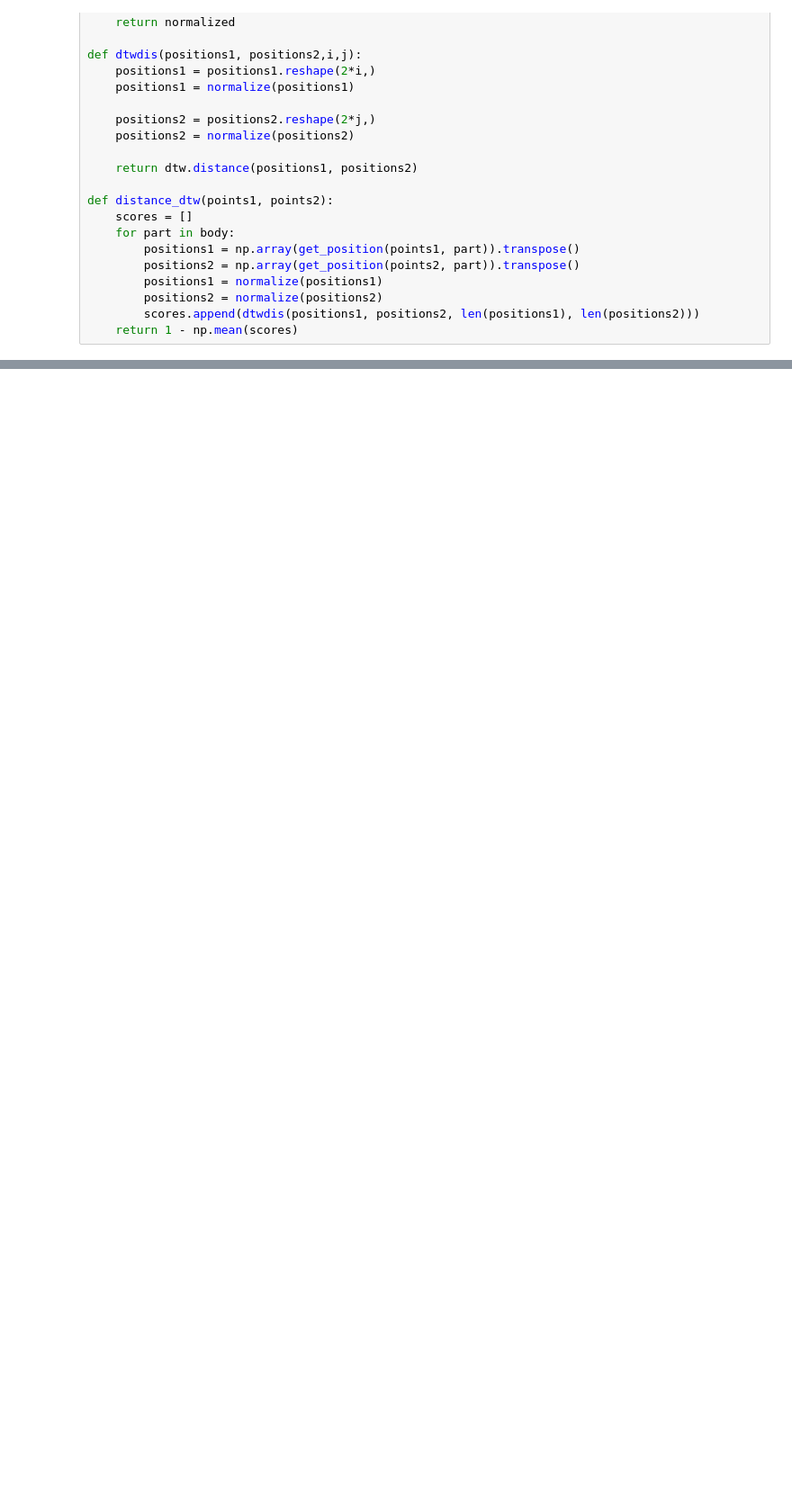
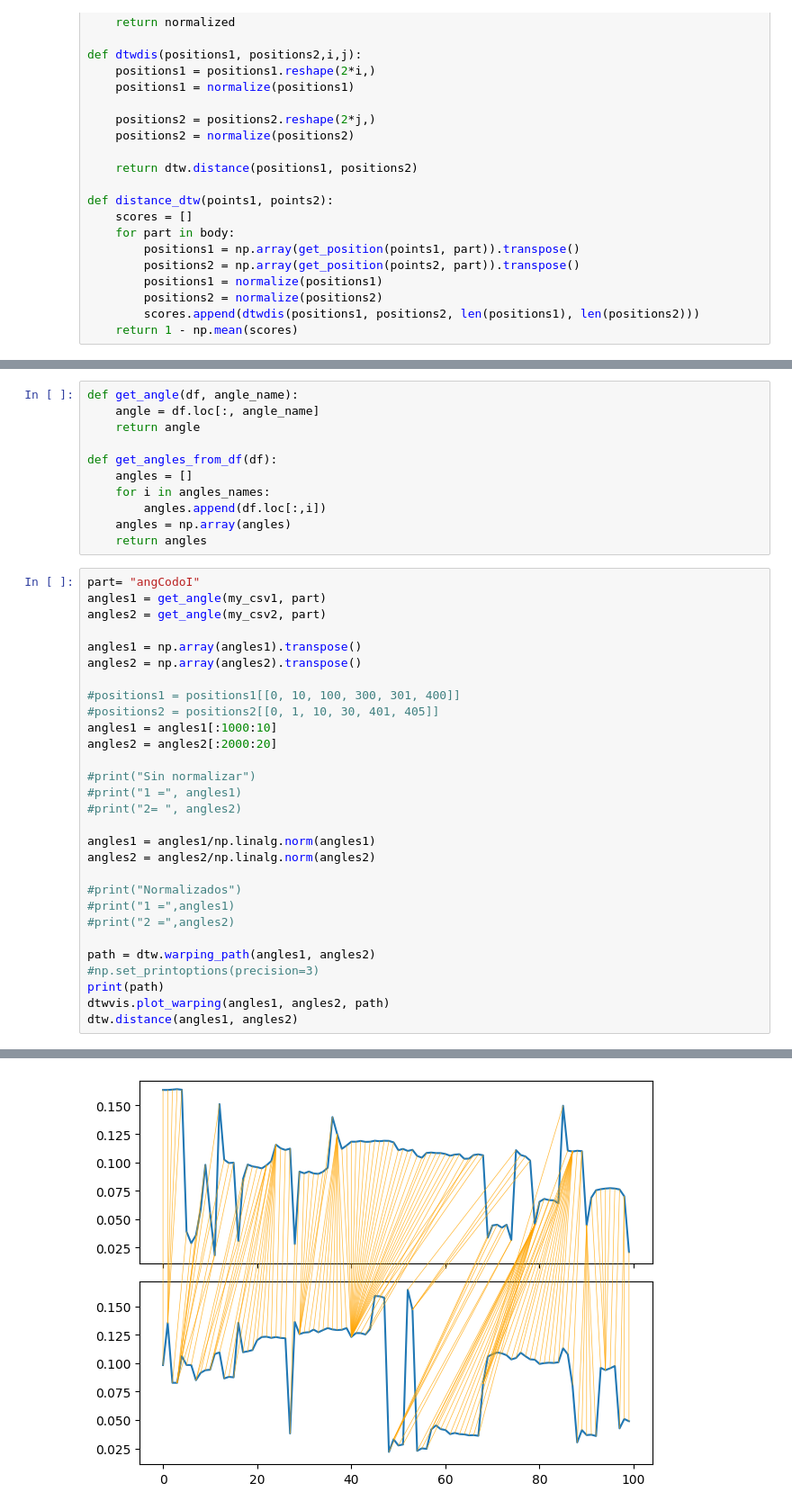
Before and after one commit to fravian99/Deteccion-de-ejercicios-en-videos-de-rehabilitacion, a Jupyter notebook: src/pruebas/notebooks/pruebas_dtw.ipynb, the cells around one changed output, grey strips where cells are left out. Shown at 90% size. Cells and saved outputs as stored; diff of their text form; blank space fills up the shorter version.

```diff
--- a/src/pruebas/notebooks/pruebas_dtw.ipynb
+++ b/src/pruebas/notebooks/pruebas_dtw.ipynb
@@ -297,0 +372,41 @@ print(distance_dtw(my_csv1, my_csv2))
+# %%
+def get_angle(df, angle_name):
+    angle = df.loc[:, angle_name]
+    return angle
+
+def get_angles_from_df(df):
+    angles = []
+    for i in angles_names:
+        angles.append(df.loc[:,i])
+    angles = np.array(angles)
+    return angles
+# %%
+part= "angCodoI"
+angles1 = get_angle(my_csv1, part)
+angles2 = get_angle(my_csv2, part)
+
+angles1 = np.array(angles1).transpose()
+angles2 = np.array(angles2).transpose()
+
+#positions1 = positions1[[0, 10, 100, 300, 301, 400]]
+#positions2 = positions2[[0, 1, 10, 30, 401, 405]]
+angles1 = angles1[:1000:10]
+angles2 = angles2[:2000:20]
+
+#print("Sin normalizar")
+#print("1 =", angles1)
+#print("2= ", angles2)
+
+angles1 = angles1/np.linalg.norm(angles1)
+angles2 = angles2/np.linalg.norm(angles2)
+
+#print("Normalizados")
+#print("1 =",angles1)
+#print("2 =",angles2)
+
+path = dtw.warping_path(angles1, angles2)
+#np.set_printoptions(precision=3)
+print(path)
+dtwvis.plot_warping(angles1, angles2, path)
+dtw.distance(angles1, angles2)
+# %% [output]
@@ -297,0 +415 @@ print(distance_dtw(my_csv1, my_csv2))
+[figure, added]
```
Also changed, not shown: parts of 19 cells of this notebook.
